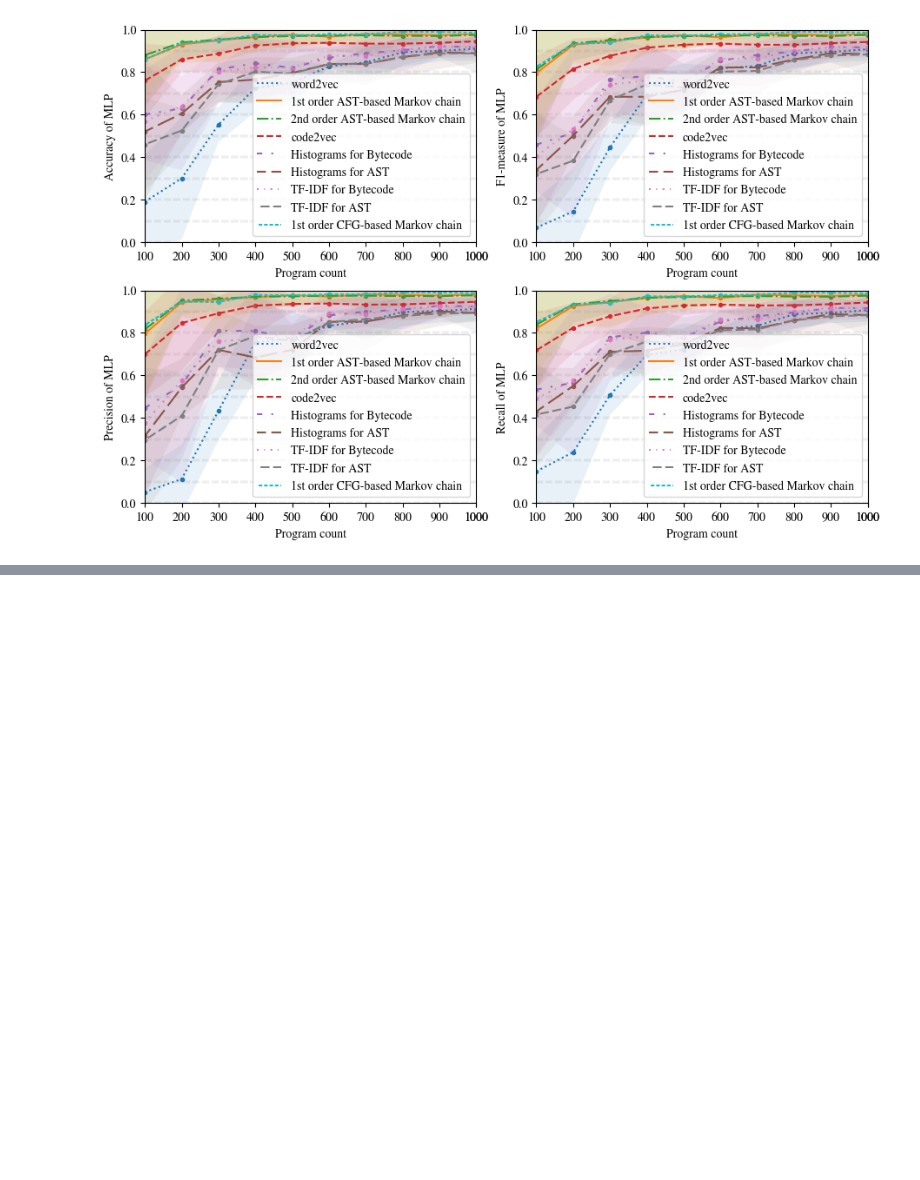
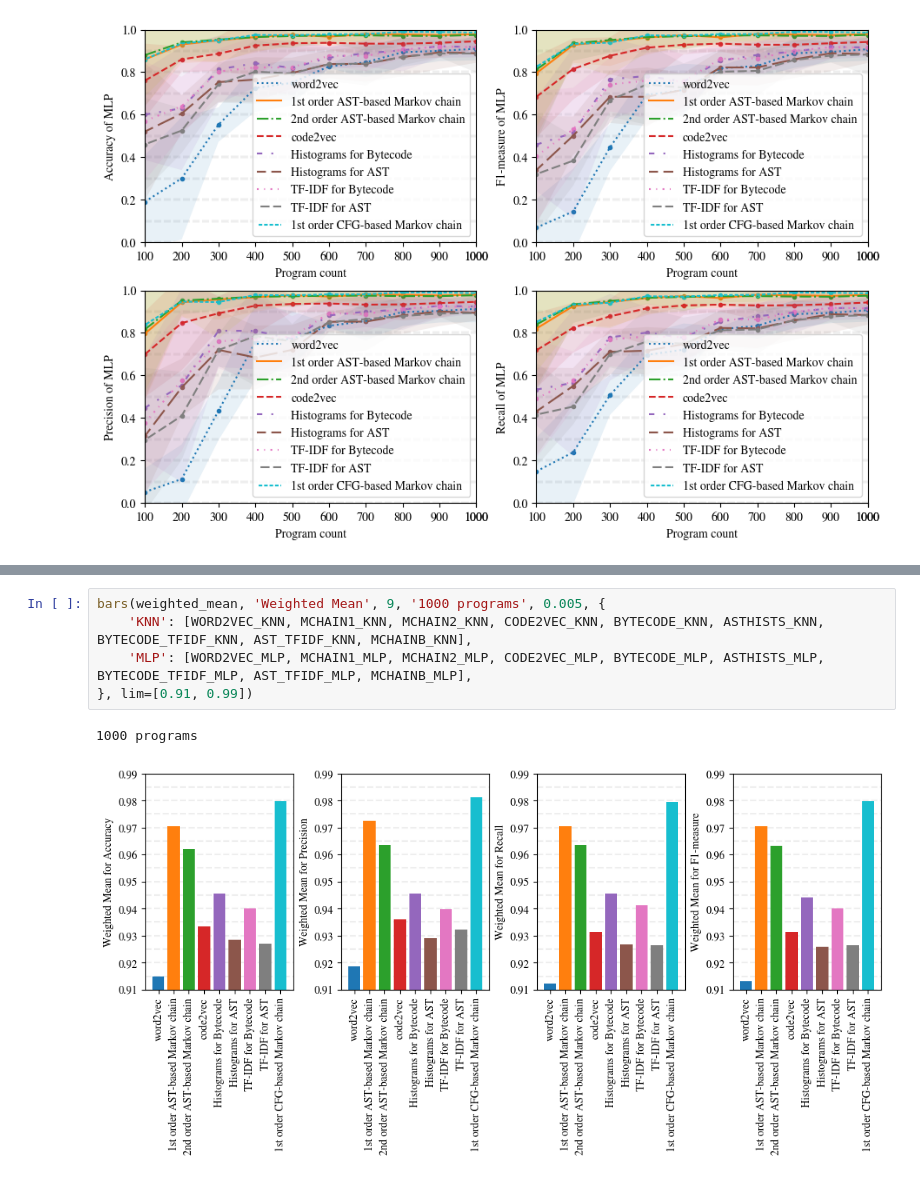
Before and after one commit to worldbeater/code-vecs, a Jupyter notebook: src/classification-plots.ipynb, the cells around one changed output, grey strips where cells are left out. Cells and saved outputs as stored; diff of their text form; blank space fills up the shorter version.

```diff
--- a/src/classification-plots.ipynb
+++ b/src/classification-plots.ipynb
@@ -228,0 +419,8 @@ visualize('MLP',
+# %%
+bars(weighted_mean, 'Weighted Mean', 9, '1000 programs', 0.005, {
+    'KNN': [WORD2VEC_KNN, MCHAIN1_KNN, MCHAIN2_KNN, CODE2VEC_KNN, BYTECODE_KNN, ASTHISTS_KNN, BYTECODE_TFIDF_KNN, AST_TFIDF_KNN, MCHAINB_KNN],
+    'MLP': [WORD2VEC_MLP, MCHAIN1_MLP, MCHAIN2_MLP, CODE2VEC_MLP, BYTECODE_MLP, ASTHISTS_MLP, BYTECODE_TFIDF_MLP, AST_TFIDF_MLP, MCHAINB_MLP],
+}, lim=[0.91, 0.99])
+# %% [output]
+1000 programs
+[figure, added]
```
Also changed, not shown: parts of 1 cell of this notebook.
